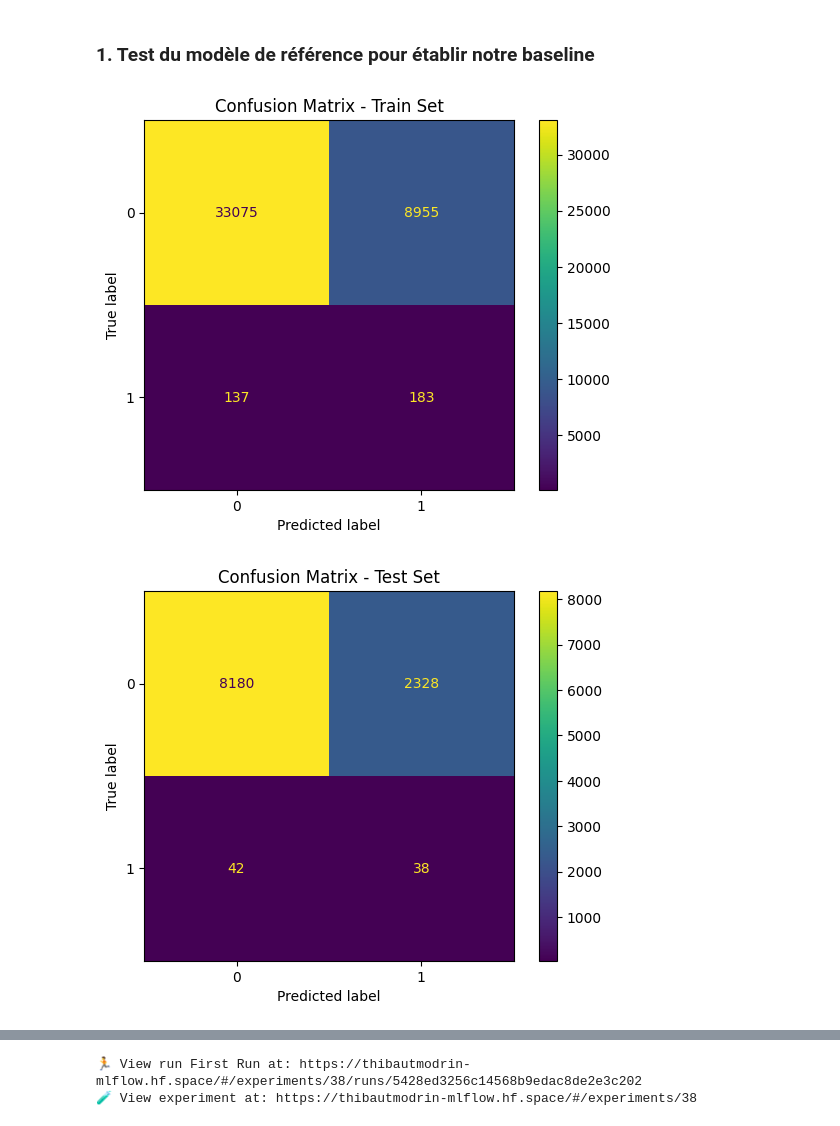
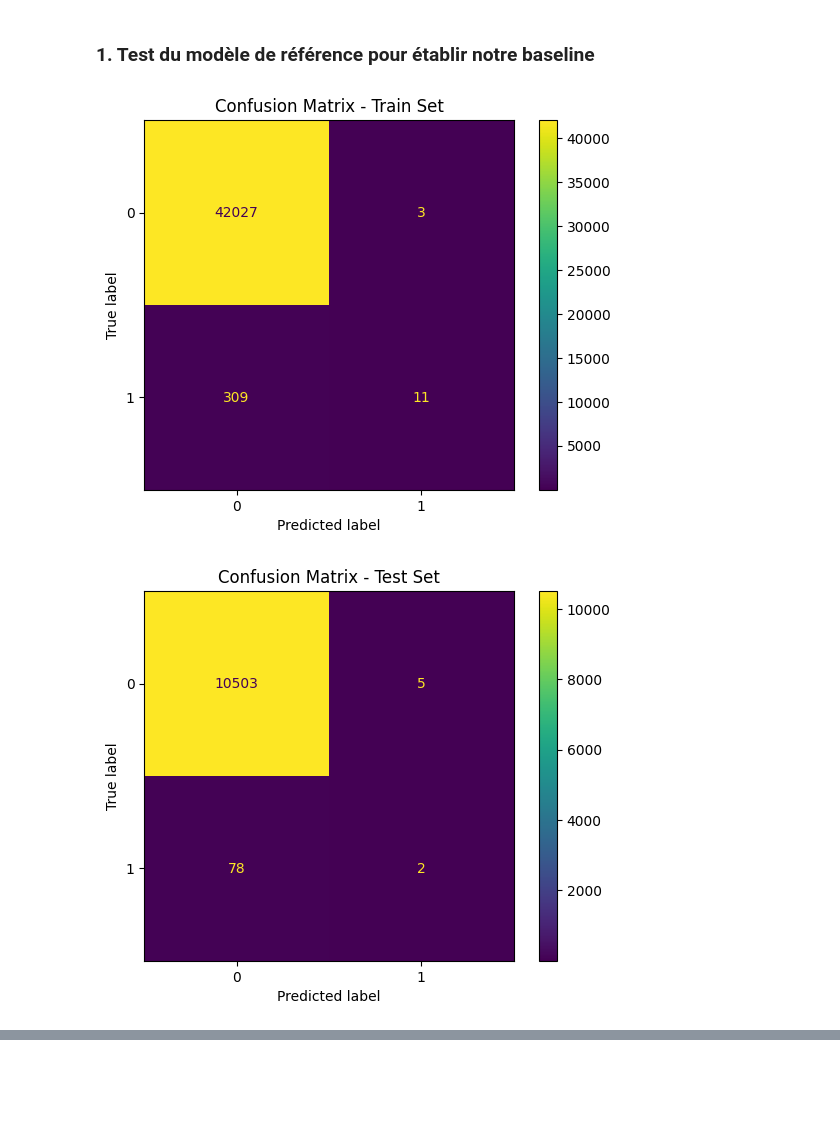
Before and after one commit to thibautmodrin/Jedha_Full_Stack_HPP_Prediction, a Jupyter notebook: 01_Notebooks/03_Model_LogReg.ipynb, the cells around one changed output, grey strips where cells are left out. Cells and saved outputs as stored; diff of their text form; code cells hidden in the pictures; blank space fills up the shorter version.

```diff
--- a/01_Notebooks/03_Model_LogReg.ipynb
+++ b/01_Notebooks/03_Model_LogReg.ipynb
@@ -129,11 +129,11 @@ numeric_transformer = Pipeline(steps=[
 ])
 
 nominal_transformer = Pipeline(steps=[
-    ('onehot', OneHotEncoder(drop='first'))
+    ('onehot', OneHotEncoder(drop='first',handle_unknown='ignore'))
 ])
 
 ordinal_transformer = Pipeline(steps=[
-    ('ordinal', OrdinalEncoder())
+    ('ordinal', OrdinalEncoder(handle_unknown='use_encoded_value', unknown_value=-1))
 ])
 
 # Création du preprocesseur avec ColumnTransformer
@@ -335,18 +348,18 @@ def evaluate_model(model, X_train, X_test, y_train, y_test, experiment_name="Def
 # %% [markdown]
 ### 1. Test du modèle de référence pour établir notre baseline
 # %%
-model = LogisticRegression(class_weight='balanced', random_state=42)
+model = LogisticRegression(random_state=42)
 
 pipeline = Pipeline(steps=[
     ('preprocessor', preprocessor),
     ('classifier', model)
 ])
 
 log_reg_baseline=pipeline.fit(X_train,y_train)
 
 # Évaluation du modèle baseline
 baseline_results = evaluate_model(log_reg_baseline, X_train, X_test, y_train, y_test,
-                                experiment_name="Baseline Model", run_name="First Run")
+                                experiment_name="LR_prediction", run_name="LR_baseline",use_mlflow=False)
 # %% [output]
-[figure, old version]
+[figure, new version]
-[figure, old version]
+[figure, new version]
@@ -359,2 +371,0 @@ baseline_results = evaluate_model(log_reg_baseline, X_train, X_test, y_train, y_
-🏃 View run First Run at: https://thibautmodrin-mlflow.hf.space/#/experiments/38/runs/5428ed3256c14568b9edac8de2e3c202
-🧪 View experiment at: https://thibautmodrin-mlflow.hf.space/#/experiments/38
```
Also changed, not shown: parts of 2 cells of this notebook.
